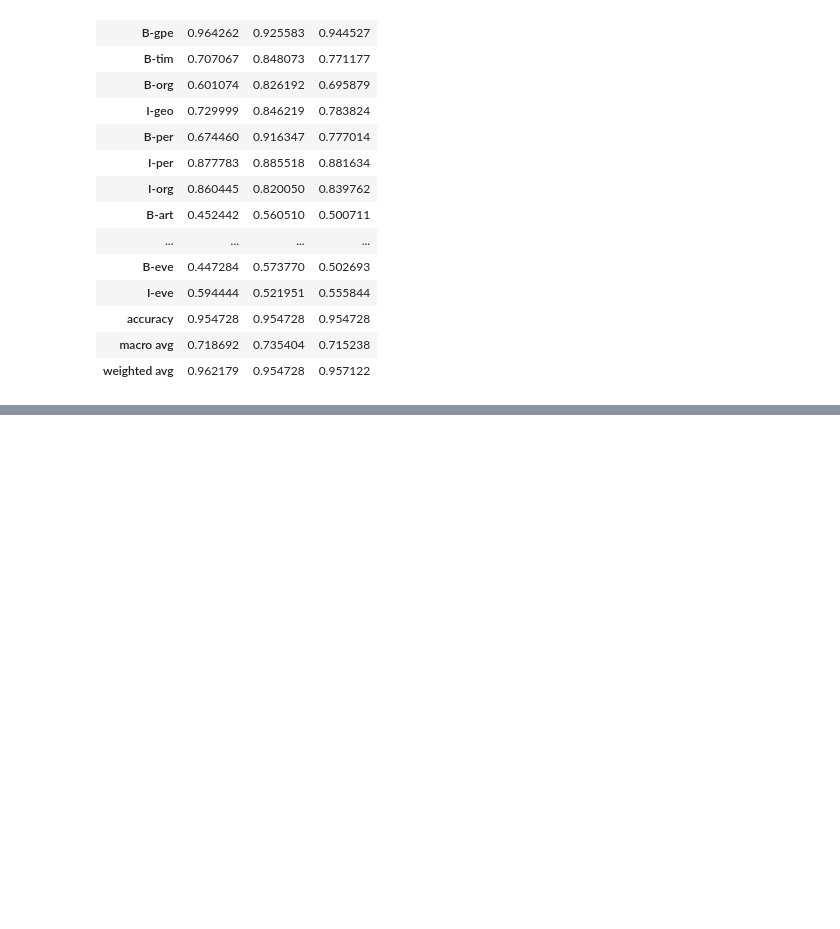
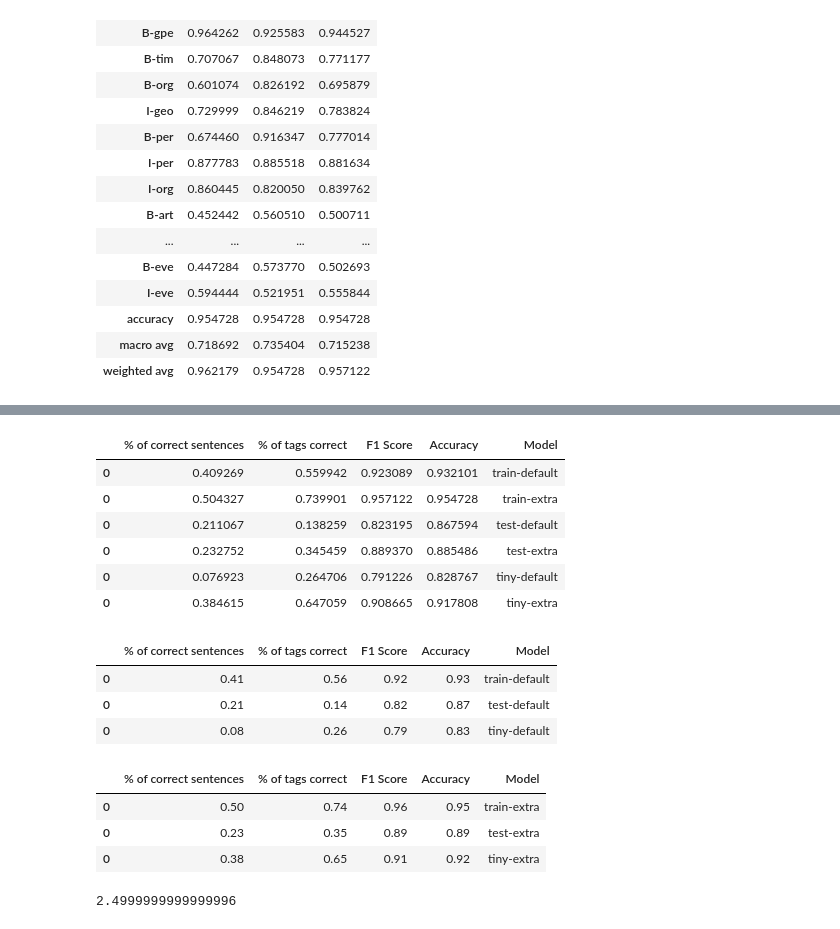
Before and after one commit to zemgabriela/NLP, a Jupyter notebook: Assignment_2/reproducable_results.ipynb, the cells around one changed output, grey strips where cells are left out. Cells and saved outputs as stored; diff of their text form; code cells hidden in the pictures; blank space fills up the shorter version.

```diff
--- a/Assignment_2/reproducable_results.ipynb
+++ b/Assignment_2/reproducable_results.ipynb
@@ -239,0 +290,39 @@ Metrics by tag
+# %%
+
+
+
+dfs = []
+df_final=pd.DataFrame()
+for key, value in dic_metrics.items():
+
+    df_aux=pd.DataFrame(value)
+    df_aux["Model"]=key
+    df_final=pd.concat([df_final,df_aux])
+
+df_final
+# %% [output]
+|  | % of correct sentences | % of tags correct | F1 Score | Accuracy | Model |
+| 0 | 0.409269 | 0.559942 | 0.923089 | 0.932101 | train-default |
+| 0 | 0.504327 | 0.739901 | 0.957122 | 0.954728 | train-extra |
+| 0 | 0.211067 | 0.138259 | 0.823195 | 0.867594 | test-default |
+| 0 | 0.232752 | 0.345459 | 0.889370 | 0.885486 | test-extra |
+| 0 | 0.076923 | 0.264706 | 0.791226 | 0.828767 | tiny-default |
+| 0 | 0.384615 | 0.647059 | 0.908665 | 0.917808 | tiny-extra |
+# %%
+df_final.loc[df_final["Model"].str.contains("default")].round(2)
+# %% [output]
+|  | % of correct sentences | % of tags correct | F1 Score | Accuracy | Model |
+| 0 | 0.41 | 0.56 | 0.92 | 0.93 | train-default |
+| 0 | 0.21 | 0.14 | 0.82 | 0.87 | test-default |
+| 0 | 0.08 | 0.26 | 0.79 | 0.83 | tiny-default |
+# %%
+df_final.loc[df_final["Model"].str.contains("extra")].round(2)
+# %% [output]
+|  | % of correct sentences | % of tags correct | F1 Score | Accuracy | Model |
+| 0 | 0.50 | 0.74 | 0.96 | 0.95 | train-extra |
+| 0 | 0.23 | 0.35 | 0.89 | 0.89 | test-extra |
+| 0 | 0.38 | 0.65 | 0.91 | 0.92 | tiny-extra |
+# %%
+0.35/0.14
+# %% [output]
+2.4999999999999996
```
Also changed, not shown: parts of 6 cells of this notebook, 43 other files.
